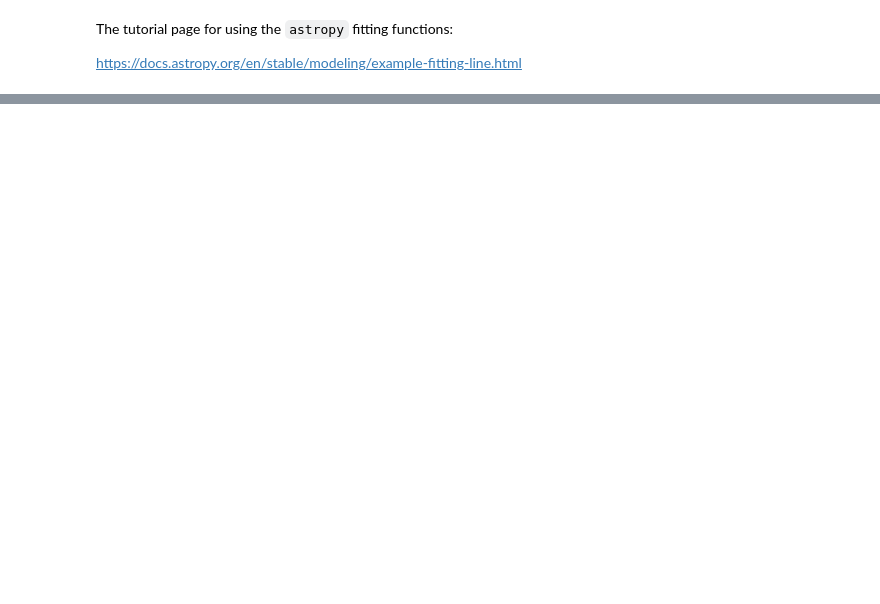
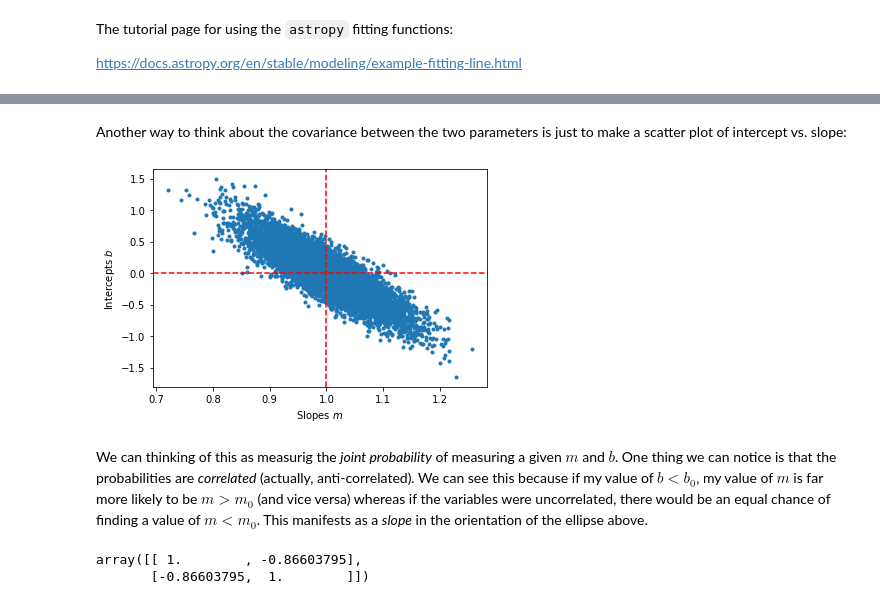
Before and after one commit to jaguirre/ASTR250CourseMaterial, a Jupyter notebook: ModelFittingInPythonWithErrors.ipynb, the cells around one changed output, grey strips where cells are left out. Drawn from its saved outputs; the diff is of its cells as text; code cells hidden in the pictures; blank space fills up the shorter version.

```diff
--- a/ModelFittingInPythonWithErrors.ipynb
+++ b/ModelFittingInPythonWithErrors.ipynb
@@ -197,0 +248,18 @@ Average of Analytic Covariance
+# %% [markdown]
+Another way to think about the covariance between the two parameters is just to make a scatter plot of intercept vs. slope:
+# %%
+plt.plot(slopes, intercepts, '.')
+plt.axvline(m0, color='red', linestyle='--')
+plt.axhline(b0, color='red', linestyle='--')
+plt.ylabel(r'Intercept $b$')
+plt.xlabel(r'Slope $m$')
+plt.show()
+# %% [output]
+[figure, added]
+# %% [markdown]
+We can thinking of this as measurig the *joint probability* of measuring a given $m$ and $b$.  One thing we can notice is that the probabilities are *correlated* (actually, anti-correlated).  We can see this because if my value of $b<b_0$, my value of $m$ is far more likely to be $m>m_0$ (and vice versa) whereas if the variables were uncorrelated, there would be an equal chance of finding a value of $m < m_0$.  This manifests as a *slope* in the orientation of the ellipse above.
+# %%
+empirical_correlation
+# %% [output]
+array([[ 1.        , -0.86603795],
+       [-0.86603795,  1.        ]])
```
Also changed, not shown: parts of 27 cells of this notebook.
